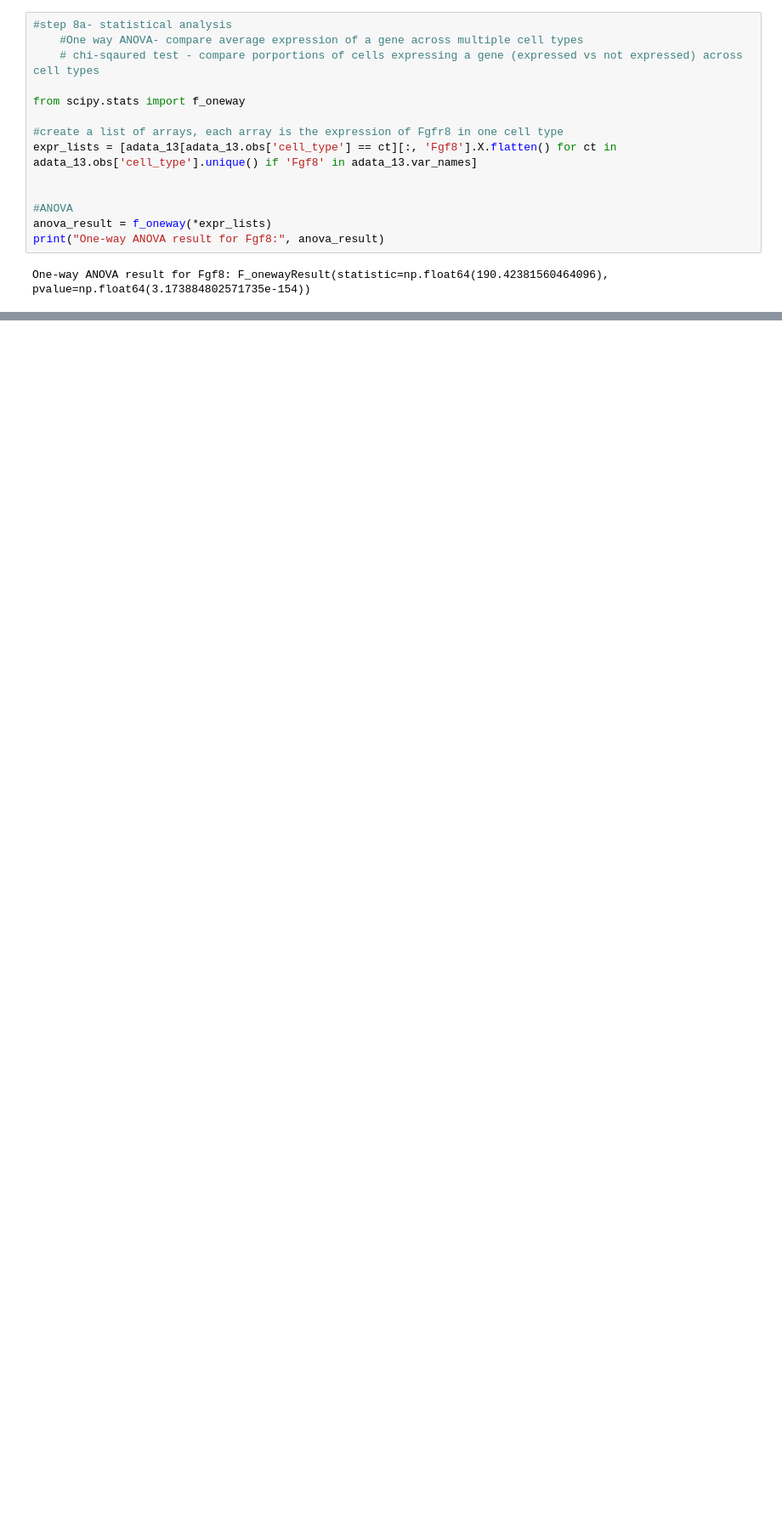
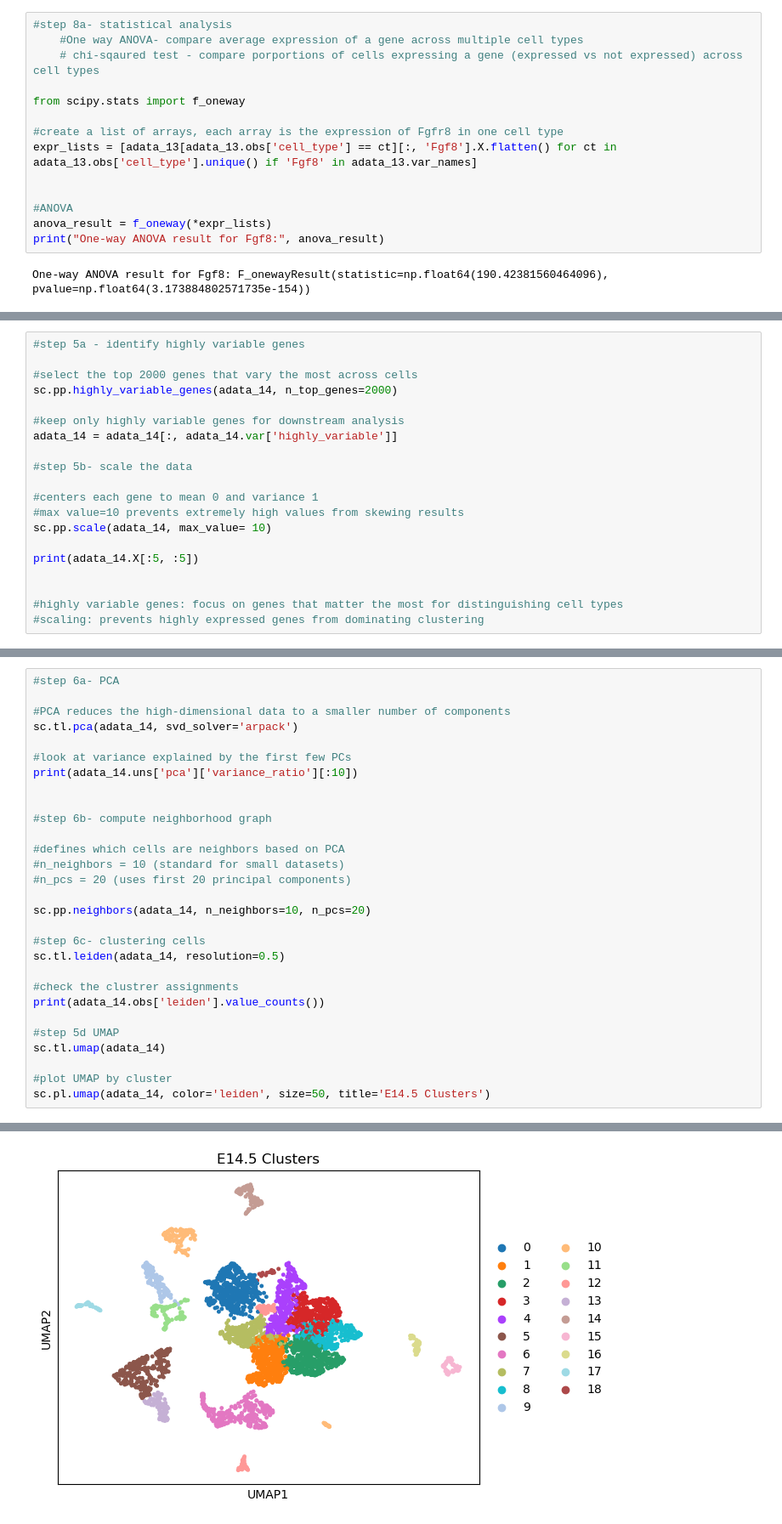
Before and after one commit to aminatanf/abio558-fall2025, a Jupyter notebook: Project-Updated.ipynb, the cells around one changed output, grey strips where cells are left out. Shown at 85% size. Drawn from its saved outputs; the diff is of its cells as text; blank space fills up the shorter version.

```diff
--- a/Project-Updated.ipynb
+++ b/Project-Updated.ipynb
@@ -688,0 +400,20 @@ adata_14 = sc.read_10x_mtx("/Users/aminatafofana/Downloads/SeuratfilesE145contro
+# %%
+#step 5a - identify highly variable genes
+
+#select the top 2000 genes that vary the most across cells
+sc.pp.highly_variable_genes(adata_14, n_top_genes=2000)
+
+#keep only highly variable genes for downstream analysis
+adata_14 = adata_14[:, adata_14.var['highly_variable']]
+
+#step 5b- scale the data
+
+#centers each gene to mean 0 and variance 1
+#max value=10 prevents extremely high values from skewing results
+sc.pp.scale(adata_14, max_value= 10)
+
+print(adata_14.X[:5, :5])
+
+
+#highly variable genes: focus on genes that matter the most for distinguishing cell types
+#scaling: prevents highly expressed genes from dominating clustering
@@ -688,0 +426,30 @@ adata_14 = sc.read_10x_mtx("/Users/aminatafofana/Downloads/SeuratfilesE145contro
+# %%
+#step 6a- PCA
+
+#PCA reduces the high-dimensional data to a smaller number of components
+sc.tl.pca(adata_14, svd_solver='arpack')
+
+#look at variance explained by the first few PCs
+print(adata_14.uns['pca']['variance_ratio'][:10])
+
+
+#step 6b- compute neighborhood graph
+
+#defines which cells are neighbors based on PCA
+#n_neighbors = 10 (standard for small datasets)
+#n_pcs = 20 (uses first 20 principal components)
+
+sc.pp.neighbors(adata_14, n_neighbors=10, n_pcs=20)
+
+#step 6c- clustering cells
+sc.tl.leiden(adata_14, resolution=0.5)
+
+#check the clustrer assignments
+print(adata_14.obs['leiden'].value_counts())
+
+#step 5d UMAP
+sc.tl.umap(adata_14)
+
+#plot UMAP by cluster
+sc.pl.umap(adata_14, color='leiden', size=50, title='E14.5 Clusters')
+# %% [output]
@@ -688,0 +473 @@ adata_14 = sc.read_10x_mtx("/Users/aminatafofana/Downloads/SeuratfilesE145contro
+[figure, added]
```
Also changed, not shown: parts of 46 cells of this notebook.
